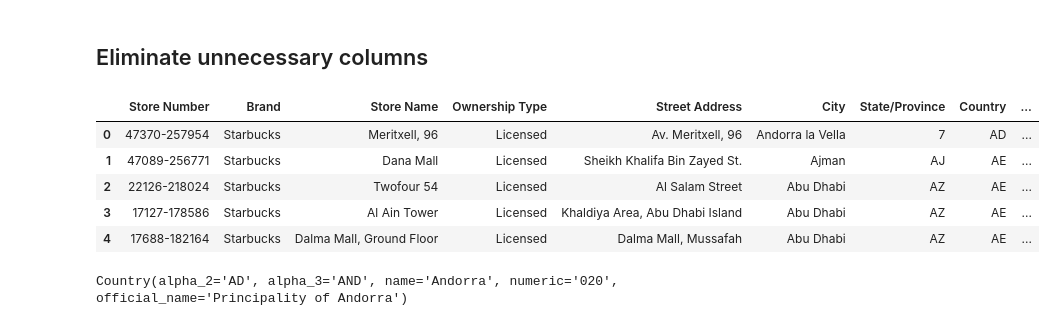
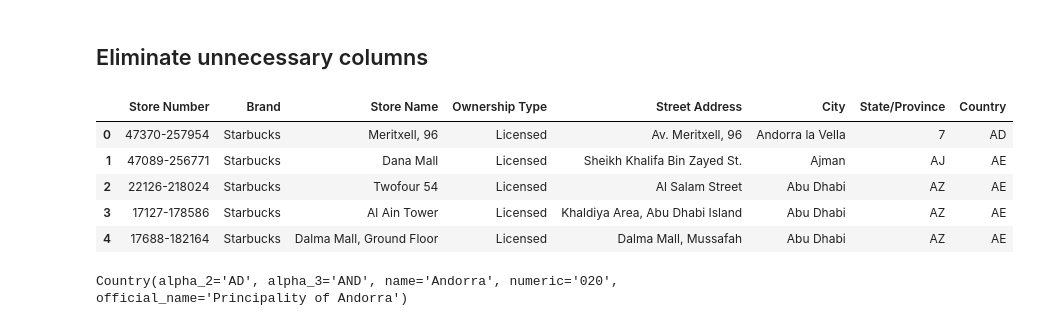
Before and after one commit to poojasheelvanth/ETL-Project, a Jupyter notebook: starbucks_happiness.ipynb, the cells around one changed output. Saved outputs shown, nothing was run; the diff lists cells and outputs as text; code cells hidden in the pictures.

```diff
--- a/starbucks_happiness.ipynb
+++ b/starbucks_happiness.ipynb
@@ -24,14 +24,14 @@ starbucks_df.head()
 ## Eliminate unnecessary columns
 # %%
 test_df = starbucks_df[['Store Number','Brand', 'Store Name','Ownership Type','Street Address','City','State/Province','Country']]
-test.head()
+test_df.head()
 # %% [output]
-|  | Store Number | Brand | Store Name | Ownership Type | Street Address | City | State/Province | Country | ... |
-| 0 | 47370-257954 | Starbucks | Meritxell, 96 | Licensed | Av. Meritxell, 96 | Andorra la Vella | 7 | AD | ... |
-| 1 | 47089-256771 | Starbucks | Dana Mall | Licensed | Sheikh Khalifa Bin Zayed St. | Ajman | AJ | AE | ... |
-| 2 | 22126-218024 | Starbucks | Twofour 54 | Licensed | Al Salam Street | Abu Dhabi | AZ | AE | ... |
-| 3 | 17127-178586 | Starbucks | Al Ain Tower | Licensed | Khaldiya Area, Abu Dhabi Island | Abu Dhabi | AZ | AE | ... |
-| 4 | 17688-182164 | Starbucks | Dalma Mall, Ground Floor | Licensed | Dalma Mall, Mussafah | Abu Dhabi | AZ | AE | ... |
+|  | Store Number | Brand | Store Name | Ownership Type | Street Address | City | State/Province | Country |
+| 0 | 47370-257954 | Starbucks | Meritxell, 96 | Licensed | Av. Meritxell, 96 | Andorra la Vella | 7 | AD |
+| 1 | 47089-256771 | Starbucks | Dana Mall | Licensed | Sheikh Khalifa Bin Zayed St. | Ajman | AJ | AE |
+| 2 | 22126-218024 | Starbucks | Twofour 54 | Licensed | Al Salam Street | Abu Dhabi | AZ | AE |
+| 3 | 17127-178586 | Starbucks | Al Ain Tower | Licensed | Khaldiya Area, Abu Dhabi Island | Abu Dhabi | AZ | AE |
+| 4 | 17688-182164 | Starbucks | Dalma Mall, Ground Floor | Licensed | Dalma Mall, Mussafah | Abu Dhabi | AZ | AE |
 # %%
 # pycountry.countries.lookup('AD')
 
```
Also changed, not shown: parts of 6 cells of this notebook, 1 other file.
